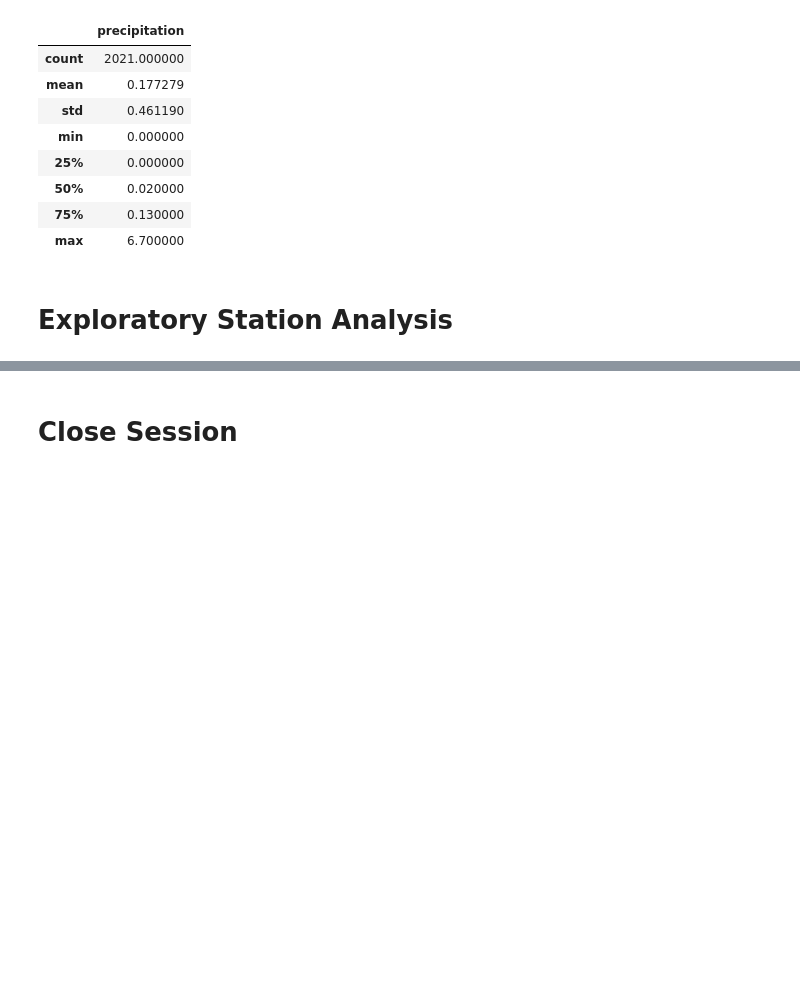
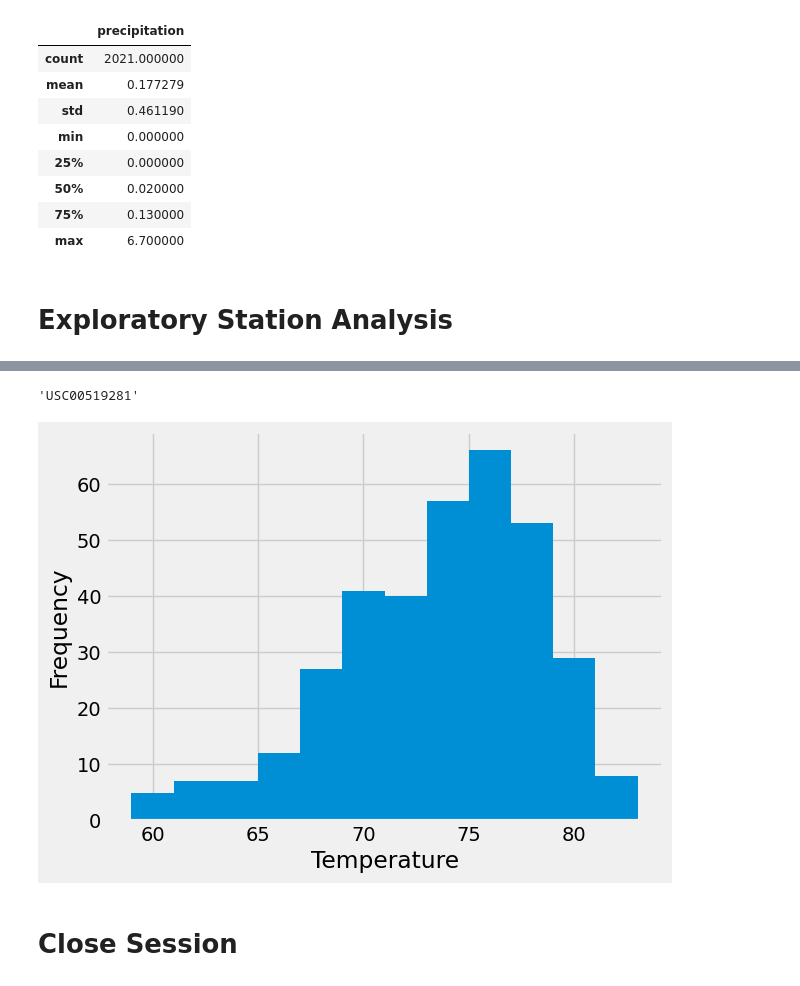
Before and after one commit to juliayemin/sqlalchemy-challenge, a Jupyter notebook: SurfsUp/climate_starter.ipynb, the cells around one changed output, grey strips where cells are left out. Saved outputs shown, nothing was run; the diff lists cells and outputs as text; code cells hidden in the pictures; blank space fills up the shorter version.

```diff
--- a/SurfsUp/climate_starter.ipynb
+++ b/SurfsUp/climate_starter.ipynb
@@ -95,8 +113,26 @@ active_stations = session.query(Measurement.station, func.count(Measurement.stat
 # %%
 # Using the most active station id from the previous query, calculate the lowest, highest, and average temperature.
+most_active_station = active_stations[0][0]
+most_active_station
+# %% [output]
+'USC00519281'
 # %%
 # Using the most active station id
 # Query the last 12 months of temperature observation data for this station and plot the results as a histogram
+one_year_ago = dt.date(2017, 8, 23) - dt.timedelta(days=365)
+# %%
+temperature_results = session.query(Measurement.tobs).\
+    filter(Measurement.station == most_active_station).\
+    filter(Measurement.date >= one_year_ago).all()
+# %%
+temperatures = [temp[0] for temp in temperature_results]
+# %%
+plt.hist(temperatures, bins=12)
+plt.xlabel('Temperature')
+plt.ylabel('Frequency')
+plt.show()
+# %% [output]
+[figure, added]
 # %% [markdown]
 # Close Session
 # %%
```
Also changed, not shown: parts of 2 cells of this notebook, 1 other file.
